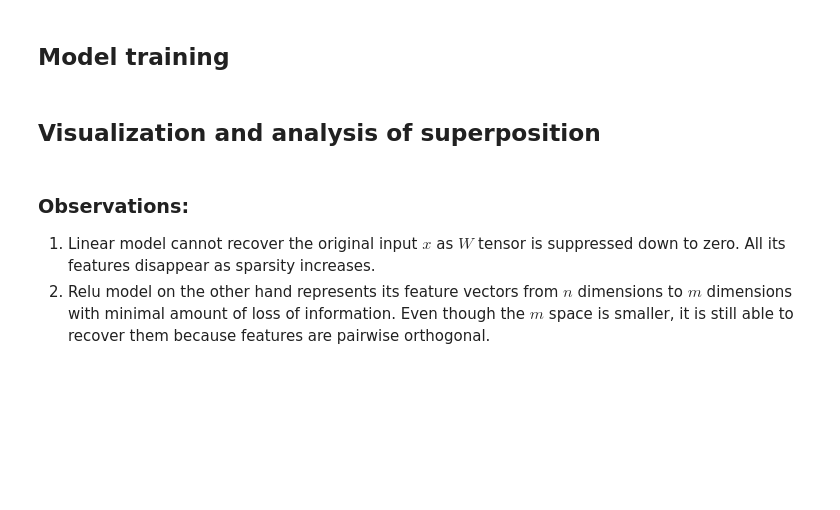
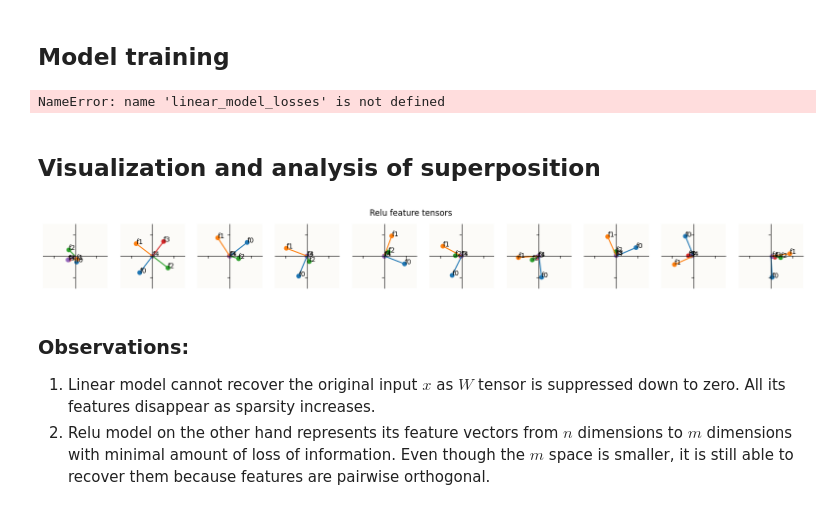
Before and after one commit to manavdahra/mech-interp, a Jupyter notebook: superposition/superposition_boolean_func.ipynb, the cells around one changed output. Cells and saved outputs as stored; diff of their text form; code cells hidden in the pictures; blank space fills up the shorter version.

```diff
--- a/superposition/superposition_boolean_func.ipynb
+++ b/superposition/superposition_boolean_func.ipynb
@@ -178,6 +170,8 @@ linear_model_losses = optimize(linear_model)
 relu_model_losses = optimize(relu_model)
 # %%
-px.line(linear_model_losses, labels={"x": "Epoch", "y": "Loss"}, title=f"Linear model loss")
+# px.line(linear_model_losses, labels={"x": "Epoch", "y": "Loss"}, title=f"Linear model loss")
+# %% [output]
+NameError: name 'linear_model_losses' is not defined
 # %%
 px.line(relu_model_losses, labels={"x": "Epoch", "y": "Loss"}, title=f"ReLU model loss")
 # %% [markdown]
@@ -240,36 +234,35 @@ def plot_norm_diff(models):
   for m, model in enumerate(models):
     for feat in range(model.config.n_features):
       data = []
       for i in range(model.config.n_instances):
         data.append(model_feature_norm(model, feat, i))
 
       fig.append_trace(
         go.Scatter(y=data, x=np.arange(len(data)), name=f"{model.name}_f{feat+1}"),
         row=m+1, col=feat+1
       )
 
   fig.update_layout(title_text="Feature norm vs sparsity")
   fig.show()
 
 def plot_feat_intersection(model):
   # data: [instances, features]
   data = collections.defaultdict(list)
 
   for i in range(model.config.n_instances):
     W = model.W.cpu().detach()
     for f1 in range(model.config.n_features):
       for f2 in range(f1+1, model.config.n_features):
         dot = W[i,f1].vdot(W[i,f2])
         data[f"f{f1}.f{f2}"].append(dot**2)
 
   fig = px.line(data, labels={"x": "sparsity", "y": "dot product"}, title=f"{model.name} model feature dot product vs sparsity")
   fig.show()
 
-plot_intro_diagram(linear_model)
 plot_intro_diagram(relu_model)
-plot_norm_diff([linear_model, relu_model])
-plot_feat_intersection(linear_model)
 plot_feat_intersection(relu_model)
+# %% [output]
+[figure, added]
 # %% [markdown]
 ### Observations:
 1. Linear model cannot recover the original input $x$ as $W$ tensor is suppressed down to zero. All its features disappear as sparsity increases.
```
Also changed, not shown: parts of 2 cells of this notebook, 1 other file.
